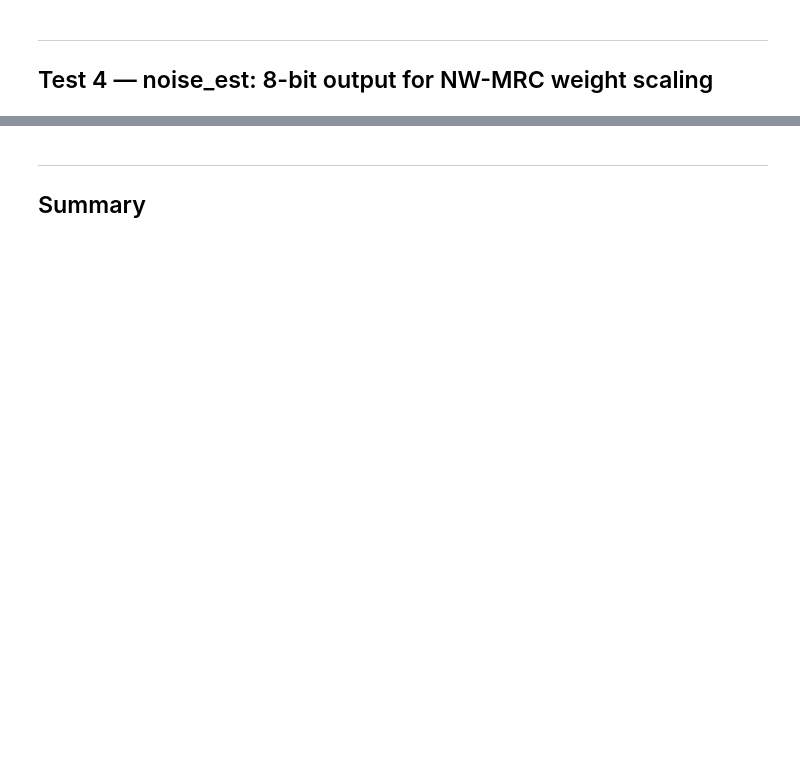
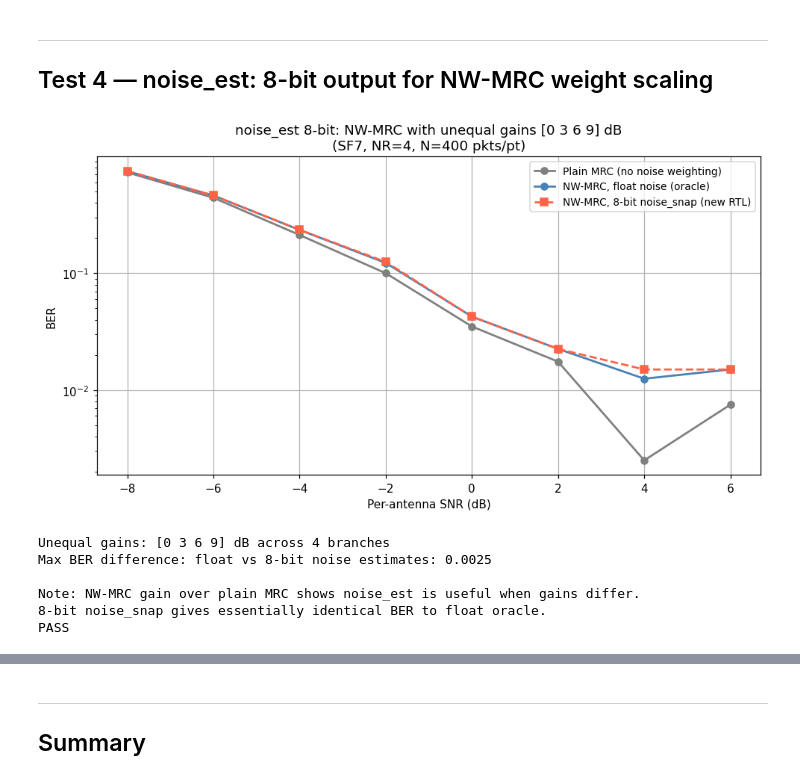
Before and after one commit to Sheffield-Chip-Design-Team/chipathon-2026-trouper, a Jupyter notebook: sim/notebooks/04_precision_verification.ipynb, the cells around one changed output, grey strips where cells are left out. Drawn from its saved outputs; the diff is of its cells as text; code cells hidden in the pictures; blank space fills up the shorter version.

```diff
--- a/sim/notebooks/04_precision_verification.ipynb
+++ b/sim/notebooks/04_precision_verification.ipynb
@@ -569,7 +619,8 @@ for snr_db in SNR_NE:
         rx_pay  = rx_dcr[:, p_start:p_start + M]
 
         # All-pairs cross-correlation
-        W_ap, n_ap = training_accumulate_allpairs(rx_dcr, det.lock_sample, det.timing_ref, M)
+        W_ap, _, n_ap = training_accumulate_allpairs(rx_dcr, det.lock_sample, det.timing_ref, M)
+        W_ap = np.sum(W_ap, axis=1) - np.diag(W_ap)
 
         # (a) Plain MRC
         w_plain, _ = WeightGenerator(mode='mrc').process(W_ap, sf=SF)
@@ -601,30 +652,38 @@ for snr_db in SNR_NE:
     ber_nwmrc_float.append(e_float / N_PKT_NE)
     ber_nwmrc_8bit.append(e_8bit  / N_PKT_NE)
 
 # ── Plot ──────────────────────────────────────────────────────────────────────
 fig, ax = plt.subplots(figsize=(9, 5))
 for arr, label, col, sty in [
     (ber_mrc_plain,   'Plain MRC (no noise weighting)',       'grey',      'o-'),
     (ber_nwmrc_float, 'NW-MRC, float noise (oracle)',         'steelblue', 'o-'),
     (ber_nwmrc_8bit,  'NW-MRC, 8-bit noise_snap (new RTL)',   'tomato',    's--'),
 ]:
     m = np.array(arr) > 0
     if m.any():
         ax.semilogy(SNR_NE[m], np.array(arr)[m], sty, color=col, label=label, lw=1.8)
 
 ax.set_xlabel('Per-antenna SNR (dB)')
 ax.set_ylabel('BER')
 ax.set_title(f'noise_est 8-bit: NW-MRC with unequal gains {GAINS_DB} dB\n'
              f'(SF{SF}, NR={NR}, N={N_PKT_NE} pkts/pt)')
 ax.legend(fontsize=9)
 plt.tight_layout()
 show()
 
 max_diff_ne = max(abs(a - b) for a, b in zip(ber_nwmrc_float, ber_nwmrc_8bit)
                  if a > 0 or b > 0)
 print(f'Unequal gains: {GAINS_DB} dB across 4 branches')
 print(f'Max BER difference: float vs 8-bit noise estimates: {max_diff_ne:.4f}')
 print()
 print('Note: NW-MRC gain over plain MRC shows noise_est is useful when gains differ.')
 print('8-bit noise_snap gives essentially identical BER to float oracle.')
 print('PASS' if max_diff_ne < 0.02 else 'FAIL')
+# %% [output]
+[figure, added]
+Unequal gains: [0 3 6 9] dB across 4 branches
+Max BER difference: float vs 8-bit noise estimates: 0.0025
+
+Note: NW-MRC gain over plain MRC shows noise_est is useful when gains differ.
+8-bit noise_snap gives essentially identical BER to float oracle.
+PASS
```
Also changed, not shown: parts of 12 cells of this notebook, 3 other files.
